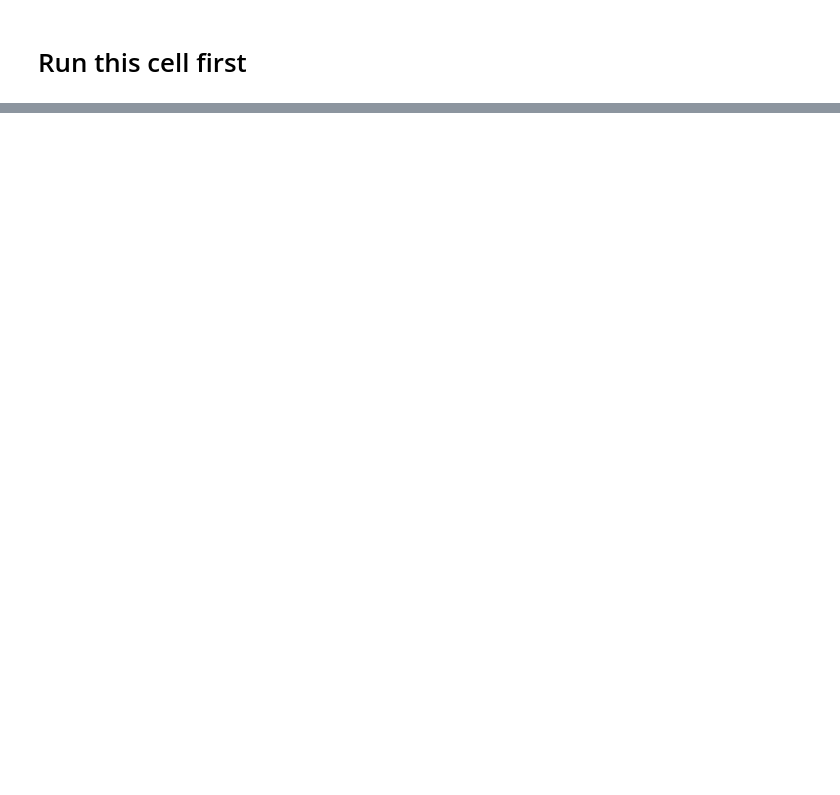
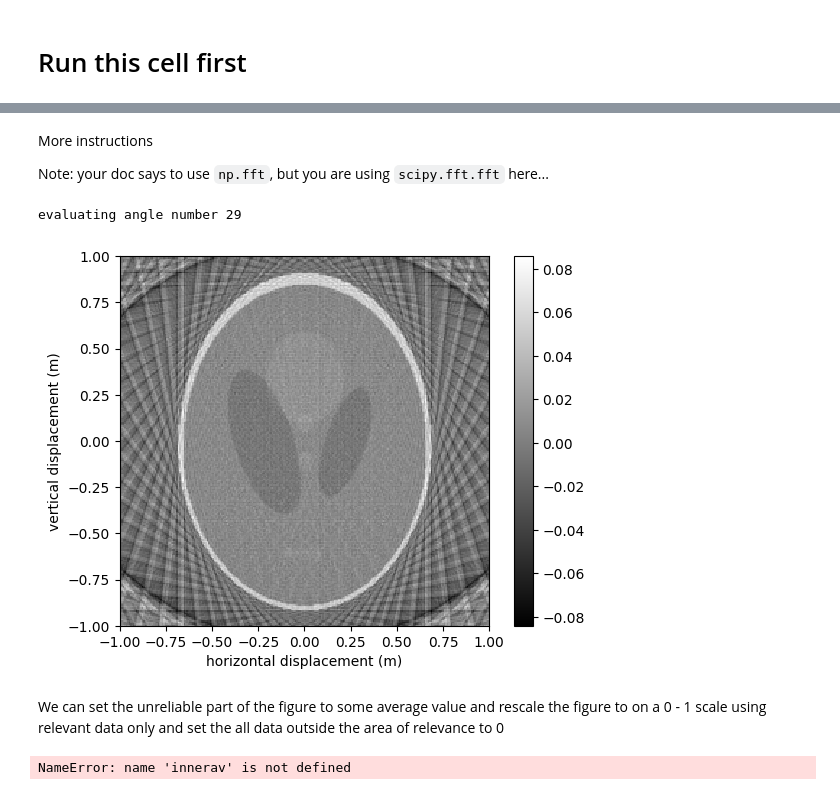
Before and after one commit to autofeedback-exercises/exercises, a Jupyter notebook: MTH2021/Radon/Radon.ipynb, the cells around one changed output, grey strips where cells are left out. Drawn from its saved outputs; the diff is of its cells as text; code cells hidden in the pictures; blank space fills up the shorter version.

```diff
--- a/MTH2021/Radon/Radon.ipynb
+++ b/MTH2021/Radon/Radon.ipynb
@@ -97,0 +89,11 @@ runtest(['test_graph1'])
+# %%
+dk = np.pi
+k_grid=np.zeros(N)
+for ii in range(N//2):
+    k_grid[ii] = ii*np.pi
+    k_grid[N-ii-1] =-(ii+1) * np.pi
+
+k_grid[N//2] = (N//2)*np.pi
+
+abs_k = np.abs(k_grid)
+phase_k = np.exp(-1j*k_grid)
@@ -97,0 +114,59 @@ runtest(['test_graph1'])
+# %% [markdown]
+More instructions
+
+Note: your doc says to use `np.fft`, but you are using `scipy.fft.fft` here...
+# %%
+Radon_Fourier = np.zeros((N,M), dtype = complex)
+
+dtheta = np.pi/M
+angles = np.arange(0, np.pi, dtheta)
+for m, angle in enumerate(angles):
+    Radon_Fourier[:, m] = scipy.fft.fft(Radon_image[:, m]) * abs_k * phase_k
+
+Radon_Fourier = Radon_Fourier*2/(N*np.sqrt(2*np.pi))
+# %%
+Recon_comp=np.zeros((N,N),dtype=complex)
+Recon=np.zeros((N,N))
+
+
+grid_2d = np.meshgrid(grid,grid)
+# %%
+
+for m, angle in enumerate(angles):
+    print(f'evaluating angle number {m}', end='\r')
+    kx = k_grid * np.cos(angle)
+    ky = -k_grid * np.sin(angle)
+    for n, k in enumerate(k_grid):
+      Recon_comp=np.exp(1j*kx[n]*grid_2d[0])*np.exp(1j*ky[n]*grid_2d[1])*Radon_Fourier[n, m]
+      Recon += np.real(Recon_comp)/(N*np.pi)
+# %% [output]
+evaluating angle number 29
+# %%
+
+plt.imshow(Recon, interpolation='none', cmap='gray', extent=[-1, 1, -1, 1])
+plt.xlabel('horizontal displacement (m)')
+plt.ylabel('vertical displacement (m)')
+plt.colorbar()
+plt.show()
+# %% [output]
+[figure, added]
+# %% [markdown]
+
+We can set the unreliable part of the figure to some average value and rescale the figure to on a 0 - 1 scale using relevant data only and set the all data outside the area of relevance to 0
+# %%
+Recon = Recon*(np.sqrt(grid_2d[1]**2+grid_2d[0]**2)<=1.) + \
+    innerav*(np.sqrt(grid_2d[1]**2+grid_2d[0]**2)>1.)
+
+Reconmx = np.max(Recon)
+Reconmin = np.min(Recon)
+
+Recon = (Recon-Reconmin)/(Reconmx-Reconmin) \
+    *(np.sqrt(grid_2d[1]**2+grid_2d[0]**2)<=1.)
+
+plt.imshow(Recon,interpolation='none',cmap='gray', extent=[-1, 1, -1, 1])
+plt.xlabel('horizontal displacement (m)')
+plt.ylabel('vertical displacement (m)')
+plt.colorbar()
+plt.show()
+# %% [output]
+NameError: name 'innerav' is not defined
```
Also changed, not shown: parts of 12 cells of this notebook.
